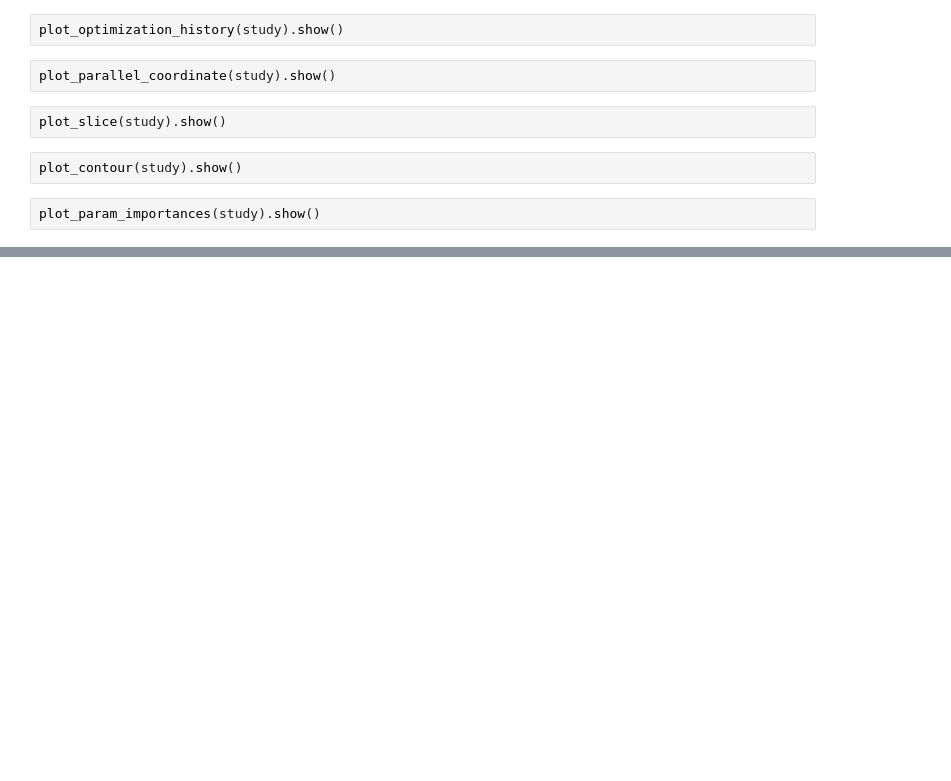
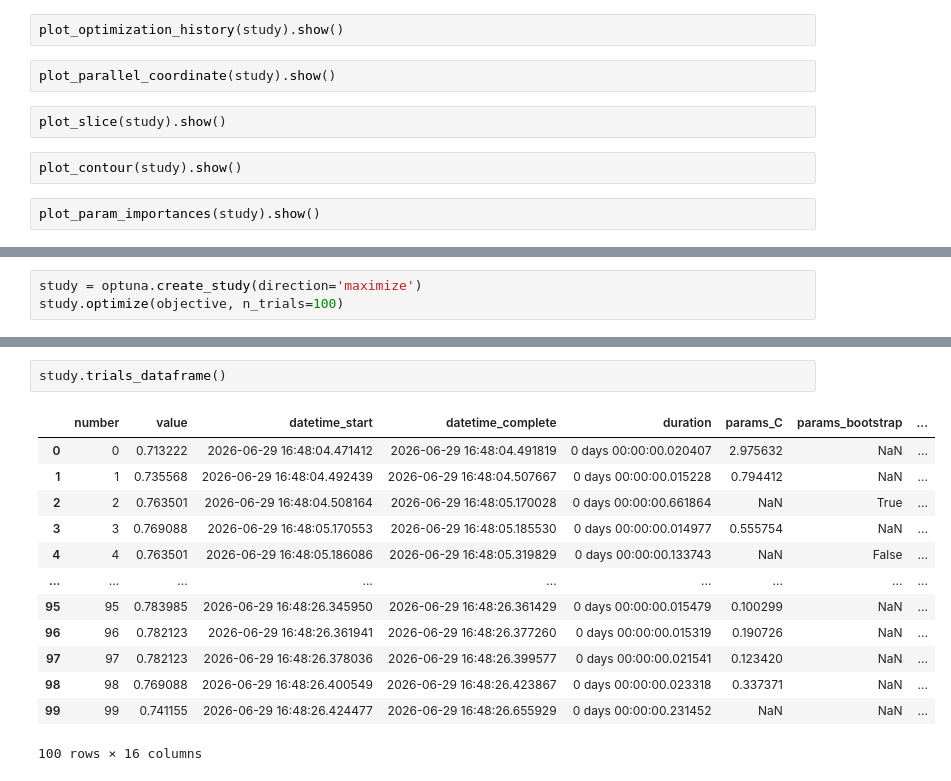
Before and after one commit to kazrkb/ra-prep, a Jupyter notebook: optuna_hyper_parameter_tuning/optuna_basics.ipynb, the cells around one changed output, grey strips where cells are left out. Drawn from its saved outputs; the diff is of its cells as text; blank space fills up the shorter version.

Commit message:
multiple model with multiple hyperparameter tuning using optuna

```diff
--- a/optuna_hyper_parameter_tuning/optuna_basics.ipynb
+++ b/optuna_hyper_parameter_tuning/optuna_basics.ipynb
@@ -191,0 +250,3 @@ plot_param_importances(study).show()
+# %%
+study = optuna.create_study(direction='maximize')
+study.optimize(objective, n_trials=100)
@@ -191,0 +271,16 @@ plot_param_importances(study).show()
+# %%
+study.trials_dataframe()
+# %% [output]
+|  | number | value | datetime_start | datetime_complete | duration | params_C | params_bootstrap | ... |
+| 0 | 0 | 0.713222 | 2026-06-29 16:48:04.471412 | 2026-06-29 16:48:04.491819 | 0 days 00:00:00.020407 | 2.975632 | NaN | ... |
+| 1 | 1 | 0.735568 | 2026-06-29 16:48:04.492439 | 2026-06-29 16:48:04.507667 | 0 days 00:00:00.015228 | 0.794412 | NaN | ... |
+| 2 | 2 | 0.763501 | 2026-06-29 16:48:04.508164 | 2026-06-29 16:48:05.170028 | 0 days 00:00:00.661864 | NaN | True | ... |
+| 3 | 3 | 0.769088 | 2026-06-29 16:48:05.170553 | 2026-06-29 16:48:05.185530 | 0 days 00:00:00.014977 | 0.555754 | NaN | ... |
+| 4 | 4 | 0.763501 | 2026-06-29 16:48:05.186086 | 2026-06-29 16:48:05.319829 | 0 days 00:00:00.133743 | NaN | False | ... |
+| ... | ... | ... | ... | ... | ... | ... | ... | ... |
+| 95 | 95 | 0.783985 | 2026-06-29 16:48:26.345950 | 2026-06-29 16:48:26.361429 | 0 days 00:00:00.015479 | 0.100299 | NaN | ... |
+| 96 | 96 | 0.782123 | 2026-06-29 16:48:26.361941 | 2026-06-29 16:48:26.377260 | 0 days 00:00:00.015319 | 0.190726 | NaN | ... |
+| 97 | 97 | 0.782123 | 2026-06-29 16:48:26.378036 | 2026-06-29 16:48:26.399577 | 0 days 00:00:00.021541 | 0.123420 | NaN | ... |
+| 98 | 98 | 0.769088 | 2026-06-29 16:48:26.400549 | 2026-06-29 16:48:26.423867 | 0 days 00:00:00.023318 | 0.337371 | NaN | ... |
+| 99 | 99 | 0.741155 | 2026-06-29 16:48:26.424477 | 2026-06-29 16:48:26.655929 | 0 days 00:00:00.231452 | NaN | NaN | ... |
+100 rows × 16 columns
```
Also changed, not shown: parts of 5 cells of this notebook.
